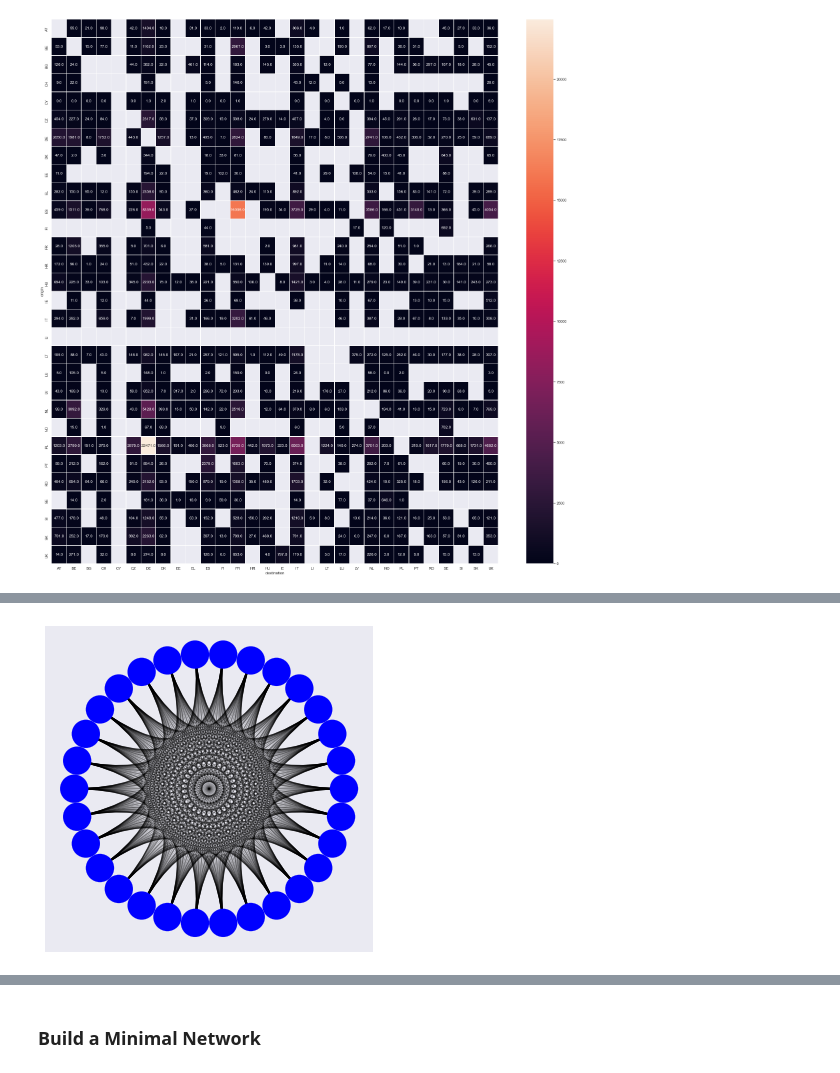
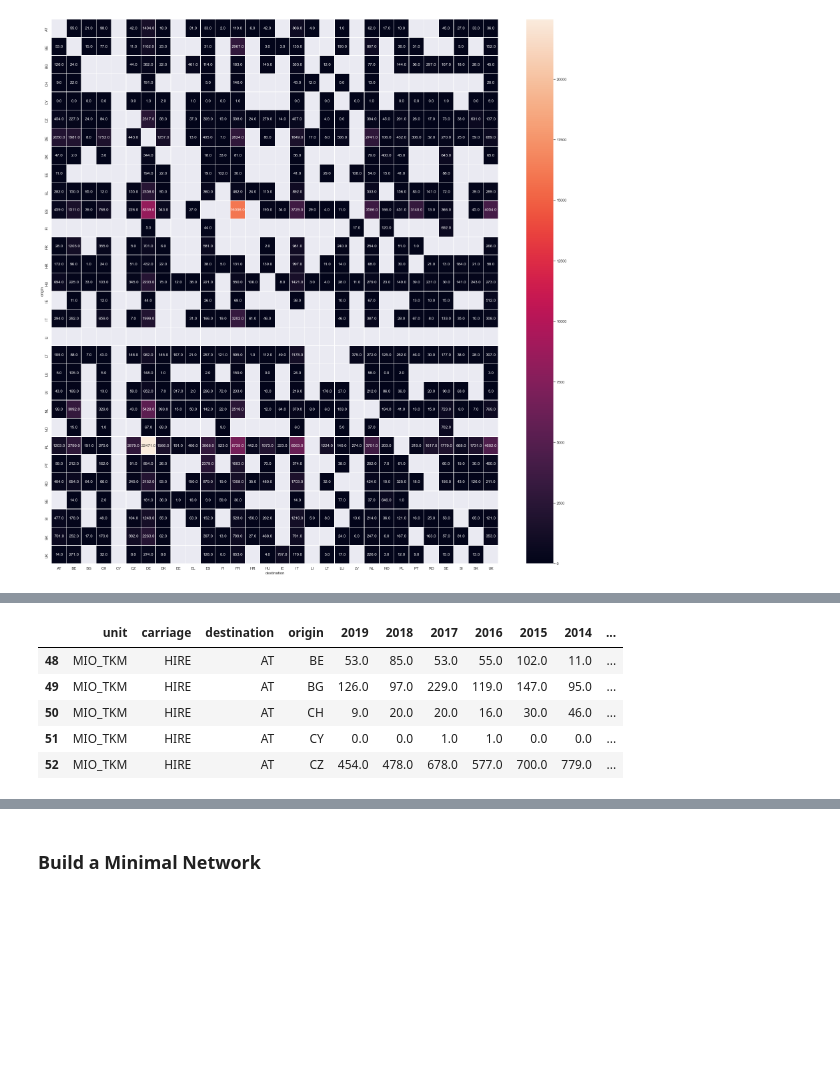
Before and after one commit to emptymalei/theflow-code, a Jupyter notebook: road_freight/european-road-freight.ipynb, the cells around one changed output, grey strips where cells are left out. Drawn from its saved outputs; the diff is of its cells as text; code cells hidden in the pictures; blank space fills up the shorter version.

```diff
--- a/road_freight/european-road-freight.ipynb
+++ b/road_freight/european-road-freight.ipynb
@@ -285,6 +268,9 @@ plt.show()
-# %%
-c = CircosPlot(D)
-c.draw()
-plt.show()
-# %% [output]
-[figure, removed]
+# %%
+df_load_selected_com.head()
+# %% [output]
+|  | unit | carriage | destination | origin | 2019 | 2018 | 2017 | 2016 | 2015 | 2014 | ... |
+| 48 | MIO_TKM | HIRE | AT | BE | 53.0 | 85.0 | 53.0 | 55.0 | 102.0 | 11.0 | ... |
+| 49 | MIO_TKM | HIRE | AT | BG | 126.0 | 97.0 | 229.0 | 119.0 | 147.0 | 95.0 | ... |
+| 50 | MIO_TKM | HIRE | AT | CH | 9.0 | 20.0 | 20.0 | 16.0 | 30.0 | 46.0 | ... |
+| 51 | MIO_TKM | HIRE | AT | CY | 0.0 | 0.0 | 1.0 | 1.0 | 0.0 | 0.0 | ... |
+| 52 | MIO_TKM | HIRE | AT | CZ | 454.0 | 478.0 | 678.0 | 577.0 | 700.0 | 779.0 | ... |
```
Also changed, not shown: parts of 10 cells of this notebook, 2 other files.
